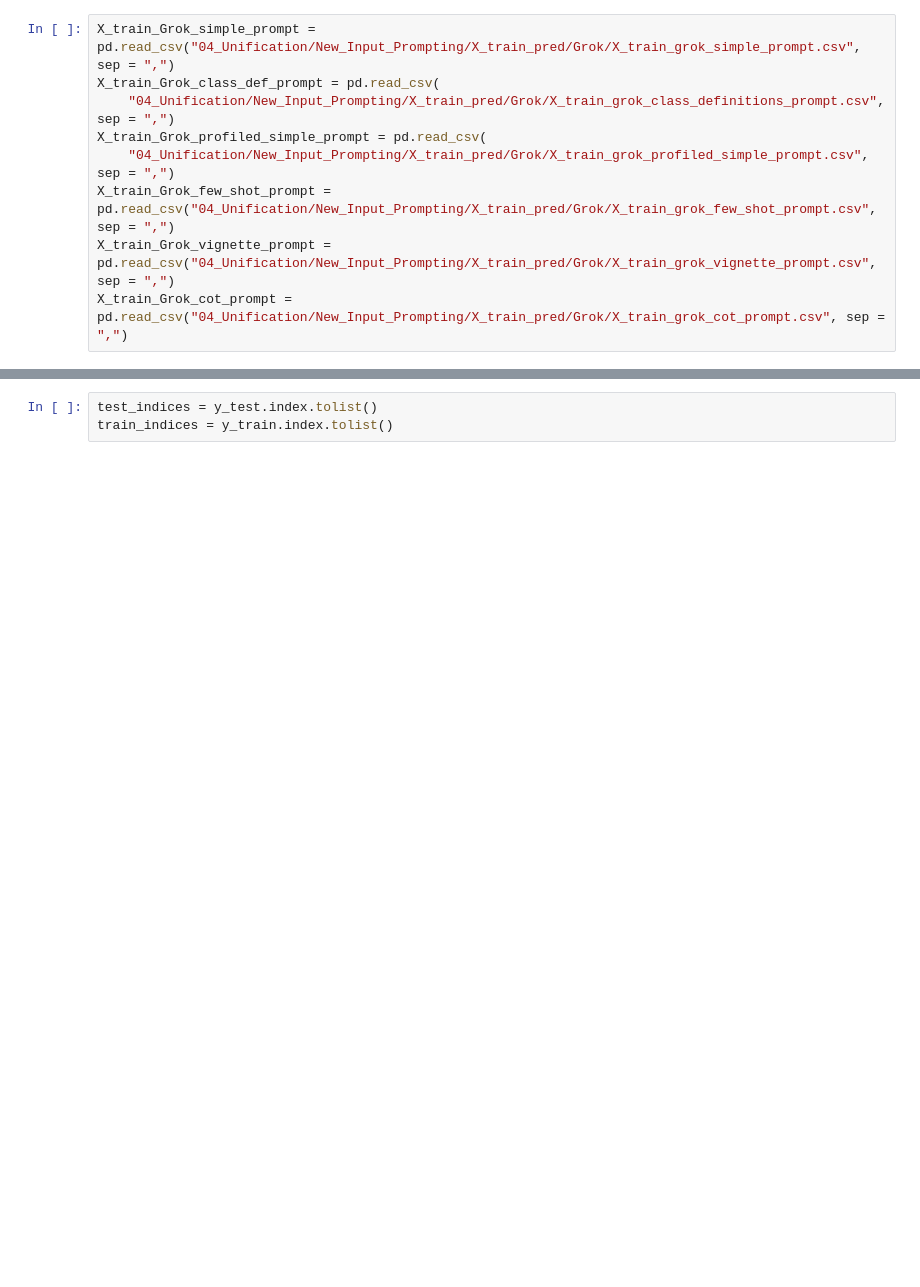
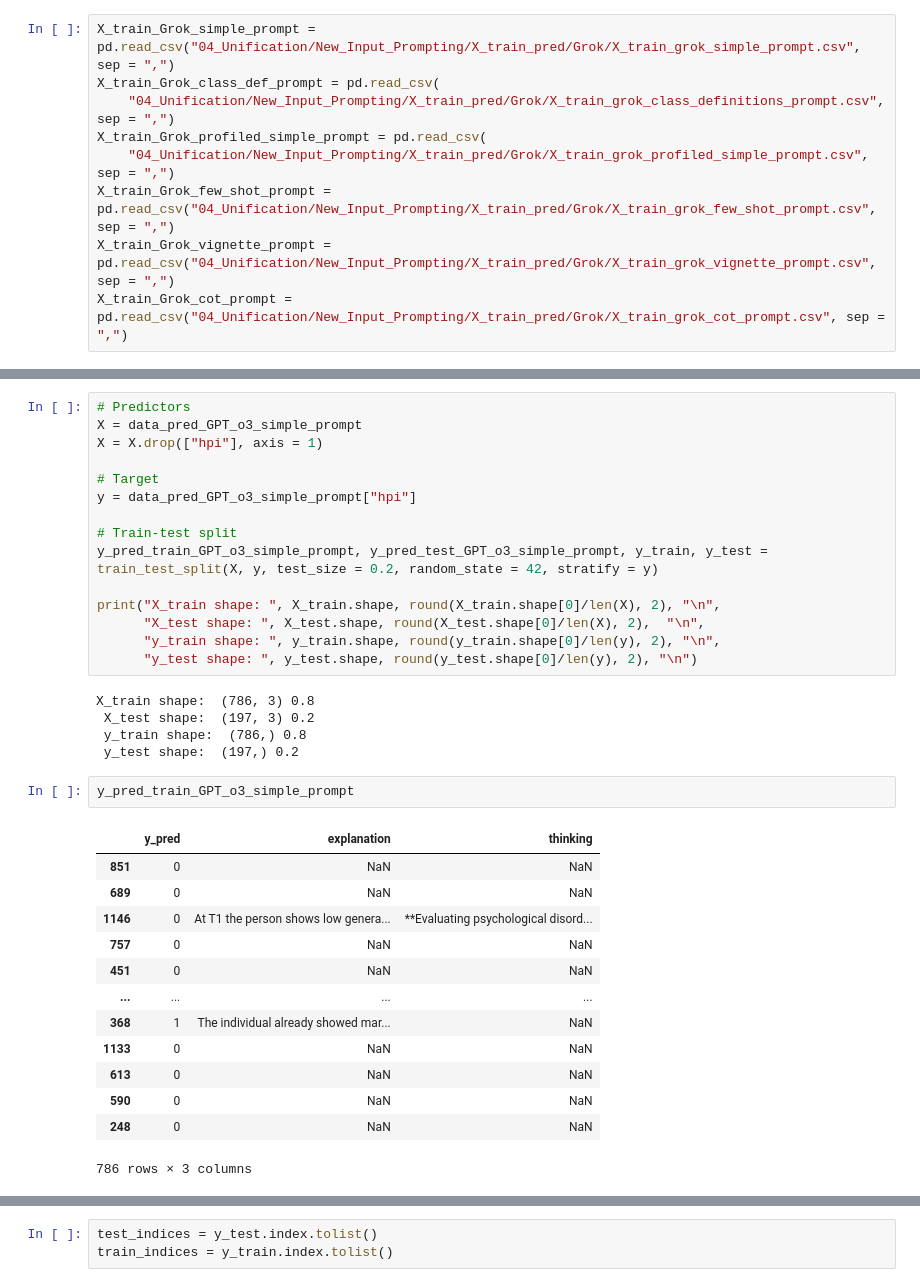
Before and after one commit to kimmizi/master_thesis, a Jupyter notebook: exp/00_Data_Manipulation.ipynb, the cells around one changed output, grey strips where cells are left out. Saved outputs shown, nothing was run; the diff lists cells and outputs as text; blank space fills up the shorter version.

```diff
--- a/exp/00_Data_Manipulation.ipynb
+++ b/exp/00_Data_Manipulation.ipynb
@@ -151,0 +378,36 @@ X_train shape:  (983, 22) 0.8
+# %%
+# Predictors
+X = data_pred_GPT_o3_simple_prompt
+X = X.drop(["hpi"], axis = 1)
+
+# Target
+y = data_pred_GPT_o3_simple_prompt["hpi"]
+
+# Train-test split
+y_pred_train_GPT_o3_simple_prompt, y_pred_test_GPT_o3_simple_prompt, y_train, y_test = train_test_split(X, y, test_size = 0.2, random_state = 42, stratify = y)
+
+print("X_train shape: ", X_train.shape, round(X_train.shape[0]/len(X), 2), "\n",
+      "X_test shape: ", X_test.shape, round(X_test.shape[0]/len(X), 2),  "\n",
+      "y_train shape: ", y_train.shape, round(y_train.shape[0]/len(y), 2), "\n",
+      "y_test shape: ", y_test.shape, round(y_test.shape[0]/len(y), 2), "\n")
+# %% [output]
+X_train shape:  (786, 3) 0.8
+ X_test shape:  (197, 3) 0.2
+ y_train shape:  (786,) 0.8
+ y_test shape:  (197,) 0.2
+# %%
+y_pred_train_GPT_o3_simple_prompt
+# %% [output]
+|  | y_pred | explanation | thinking |
+| 851 | 0 | NaN | NaN |
+| 689 | 0 | NaN | NaN |
+| 1146 | 0 | At T1 the person shows low genera... | **Evaluating psychological disord... |
+| 757 | 0 | NaN | NaN |
+| 451 | 0 | NaN | NaN |
+| ... | ... | ... | ... |
+| 368 | 1 | The individual already showed mar... | NaN |
+| 1133 | 0 | NaN | NaN |
+| 613 | 0 | NaN | NaN |
+| 590 | 0 | NaN | NaN |
+| 248 | 0 | NaN | NaN |
+786 rows × 3 columns
```
Also changed, not shown: parts of 23 cells of this notebook.
